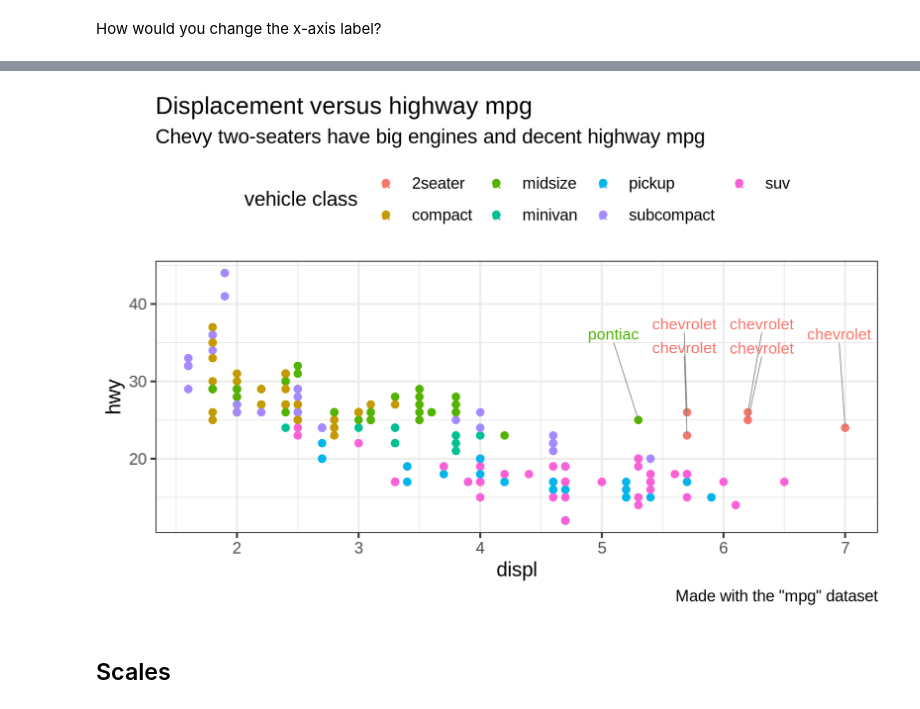
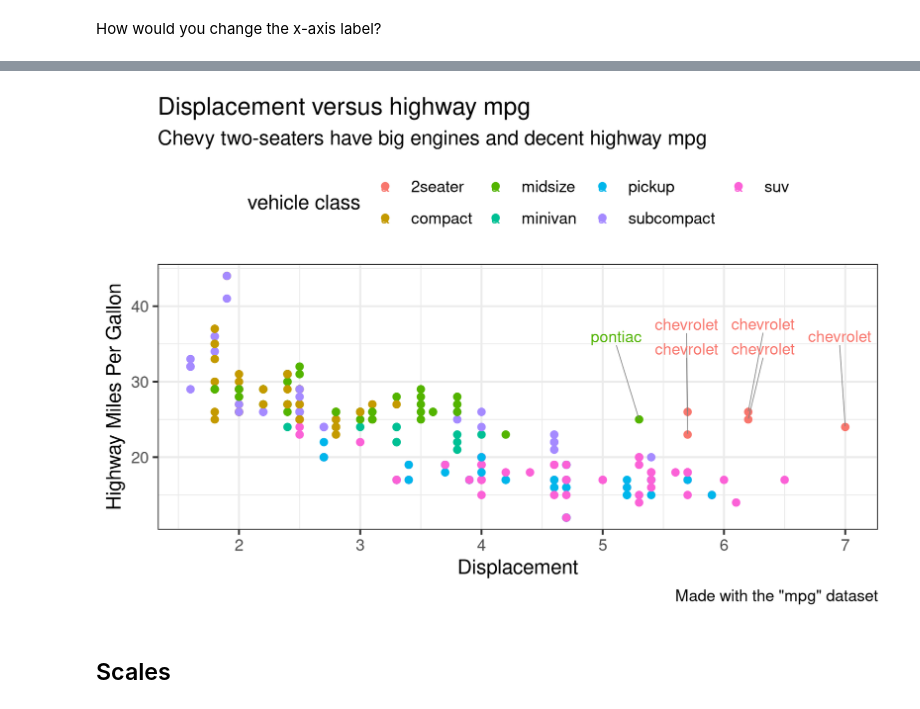
Before and after one commit to mbhatip/BIOS512-1, a Jupyter notebook: lectures/06/06_adjusting_plot_appearance.ipynb, the cells around one changed output, grey strips where cells are left out. Cells and saved outputs as stored; diff of their text form; code cells hidden in the pictures.

```diff
--- a/lectures/06/06_adjusting_plot_appearance.ipynb
+++ b/lectures/06/06_adjusting_plot_appearance.ipynb
@@ -127,9 +127,9 @@ p
 # %%
-p = p + labs(caption = 'Made with the "mpg" dataset')
+p = p + labs(caption = 'Made with the "mpg" dataset', x='Displacement', y='Highway Miles Per Gallon')
 
 p
 # %% [output]
-[figure, old version]
+[figure, new version]
 # %% [markdown]
 ## Scales
 # %% [markdown]
```
Also changed, not shown: parts of 10 cells of this notebook, 7 other files.
